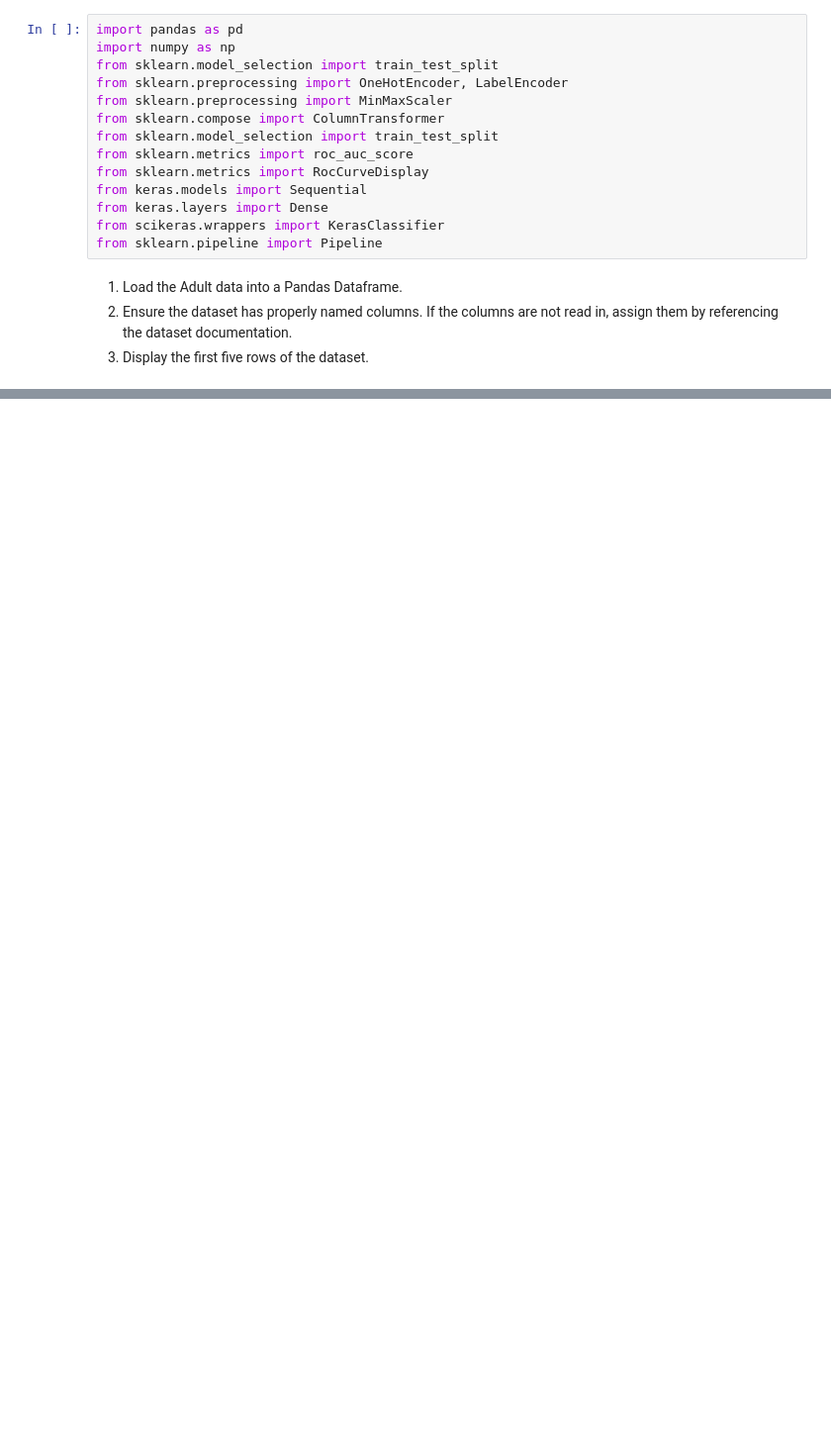
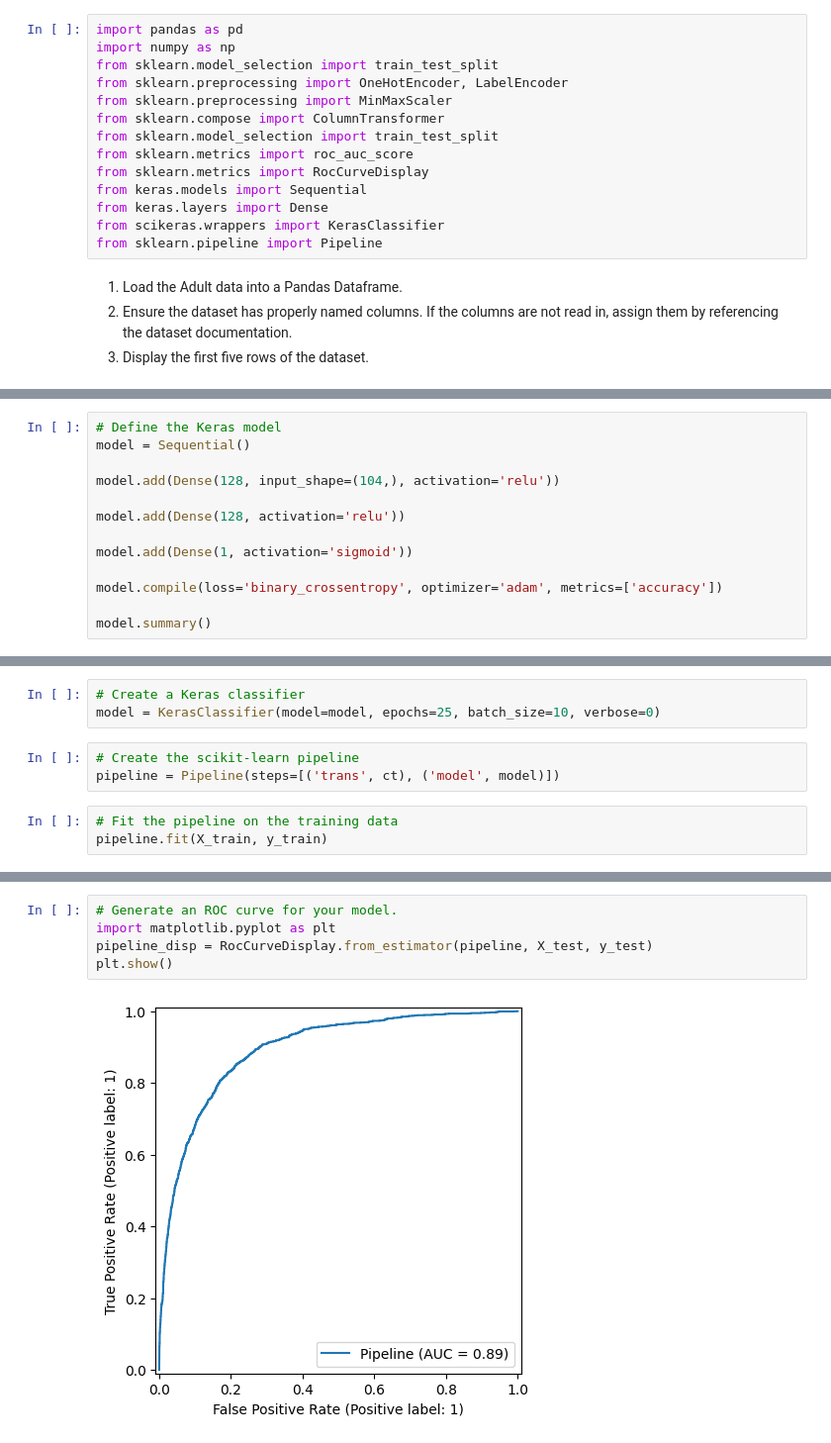
Before and after one commit to na-learning/ML-DeepLearning, a Jupyter notebook: Deep_Learning.ipynb, the cells around one changed output, grey strips where cells are left out. Shown at 99% size. Saved outputs shown, nothing was run; the diff lists cells and outputs as text; blank space fills up the shorter version.

```diff
--- a/Deep_Learning.ipynb
+++ b/Deep_Learning.ipynb
@@ -69,0 +201,13 @@ print(df.head())
+# %%
+# Define the Keras model
+model = Sequential()
+
+model.add(Dense(128, input_shape=(104,), activation='relu'))
+
+model.add(Dense(128, activation='relu'))
+
+model.add(Dense(1, activation='sigmoid'))
+
+model.compile(loss='binary_crossentropy', optimizer='adam', metrics=['accuracy'])
+
+model.summary()
@@ -69,0 +228,9 @@ print(df.head())
+# %%
+# Create a Keras classifier
+model = KerasClassifier(model=model, epochs=25, batch_size=10, verbose=0)
+# %%
+# Create the scikit-learn pipeline
+pipeline = Pipeline(steps=[('trans', ct), ('model', model)])
+# %%
+# Fit the pipeline on the training data
+pipeline.fit(X_train, y_train)
@@ -69,0 +263,7 @@ print(df.head())
+# %%
+# Generate an ROC curve for your model.
+import matplotlib.pyplot as plt
+pipeline_disp = RocCurveDisplay.from_estimator(pipeline, X_test, y_test)
+plt.show()
+# %% [output]
+[figure, added]
```
Also changed, not shown: parts of 19 cells of this notebook.
